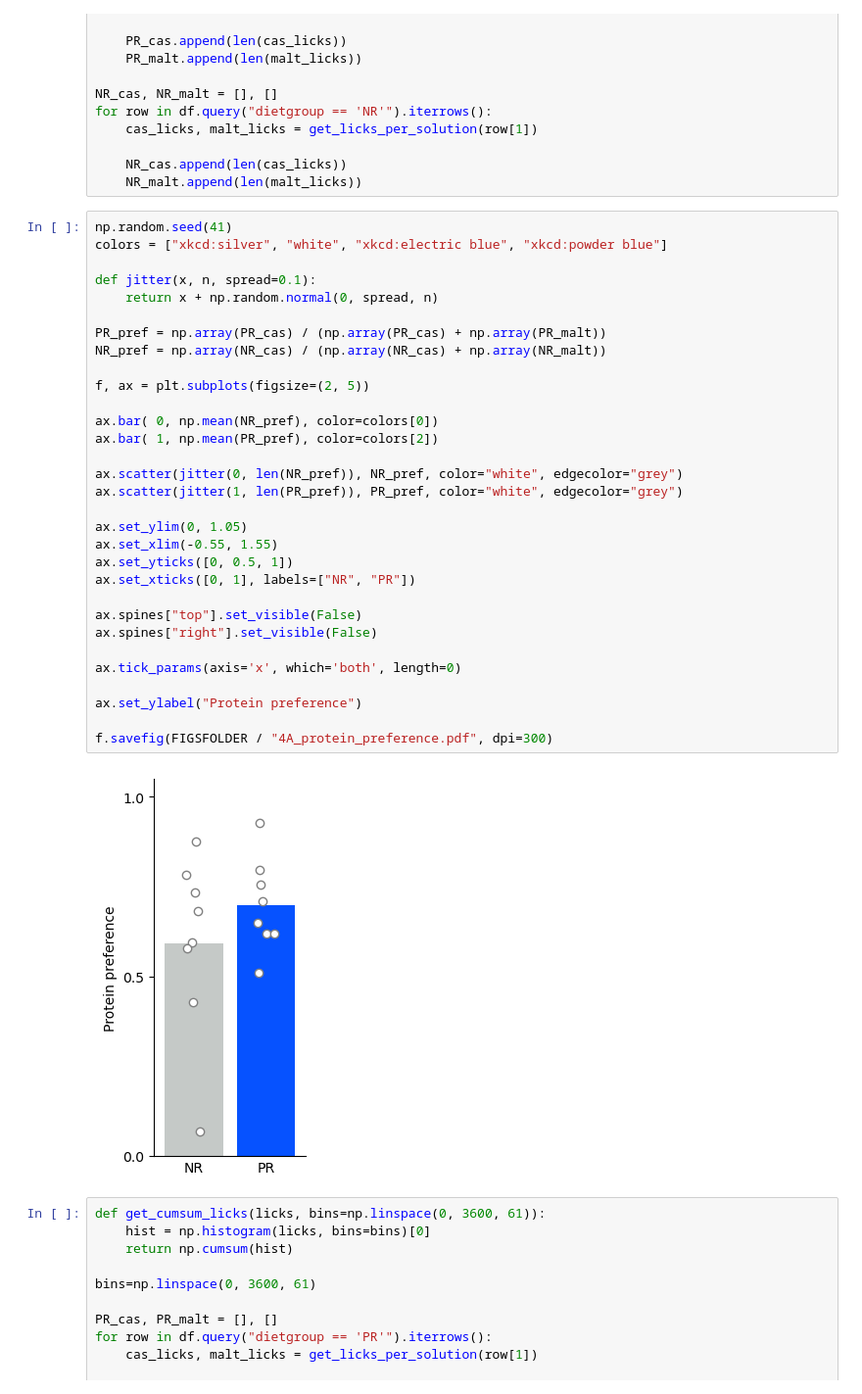
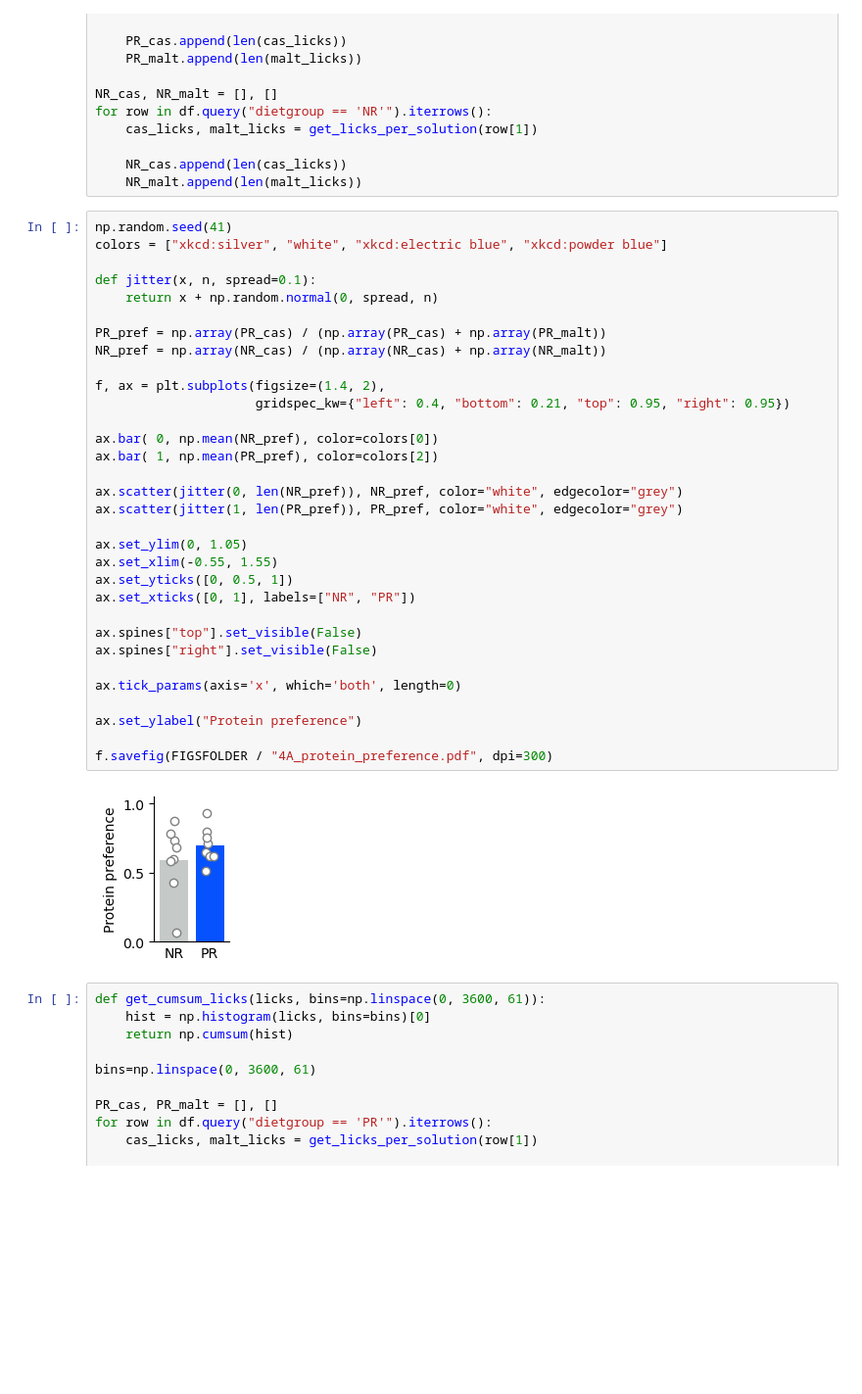
Before and after one commit to mccutcheonlab/immediate-protein-pref, a Jupyter notebook: scripts/fig4.ipynb, the cells around one changed output. Shown at 98% size. Drawn from its saved outputs; the diff is of its cells as text; blank space fills up the shorter version.

```diff
--- a/scripts/fig4.ipynb
+++ b/scripts/fig4.ipynb
@@ -51,35 +51,36 @@ for row in df.query("dietgroup == 'NR'").iterrows():
 np.random.seed(41)
 colors = ["xkcd:silver", "white", "xkcd:electric blue", "xkcd:powder blue"]
 
 def jitter(x, n, spread=0.1):
     return x + np.random.normal(0, spread, n)
 
 PR_pref = np.array(PR_cas) / (np.array(PR_cas) + np.array(PR_malt))
 NR_pref = np.array(NR_cas) / (np.array(NR_cas) + np.array(NR_malt))
 
-f, ax = plt.subplots(figsize=(2, 5))
+f, ax = plt.subplots(figsize=(1.4, 2),
+                     gridspec_kw={"left": 0.4, "bottom": 0.21, "top": 0.95, "right": 0.95})
 
 ax.bar( 0, np.mean(NR_pref), color=colors[0])
 ax.bar( 1, np.mean(PR_pref), color=colors[2])
 
 ax.scatter(jitter(0, len(NR_pref)), NR_pref, color="white", edgecolor="grey")
 ax.scatter(jitter(1, len(PR_pref)), PR_pref, color="white", edgecolor="grey")
 
 ax.set_ylim(0, 1.05)
 ax.set_xlim(-0.55, 1.55)
 ax.set_yticks([0, 0.5, 1])
 ax.set_xticks([0, 1], labels=["NR", "PR"])
 
 ax.spines["top"].set_visible(False)
 ax.spines["right"].set_visible(False)
 
 ax.tick_params(axis='x', which='both', length=0)
 
 ax.set_ylabel("Protein preference")
 
 f.savefig(FIGSFOLDER / "4A_protein_preference.pdf", dpi=300)
 # %% [output]
-[figure, old version]
+[figure, new version]
 # %%
 def get_cumsum_licks(licks, bins=np.linspace(0, 3600, 61)):
     hist = np.histogram(licks, bins=bins)[0]
```
Also changed, not shown: parts of 1 cell of this notebook, 3 other files.
